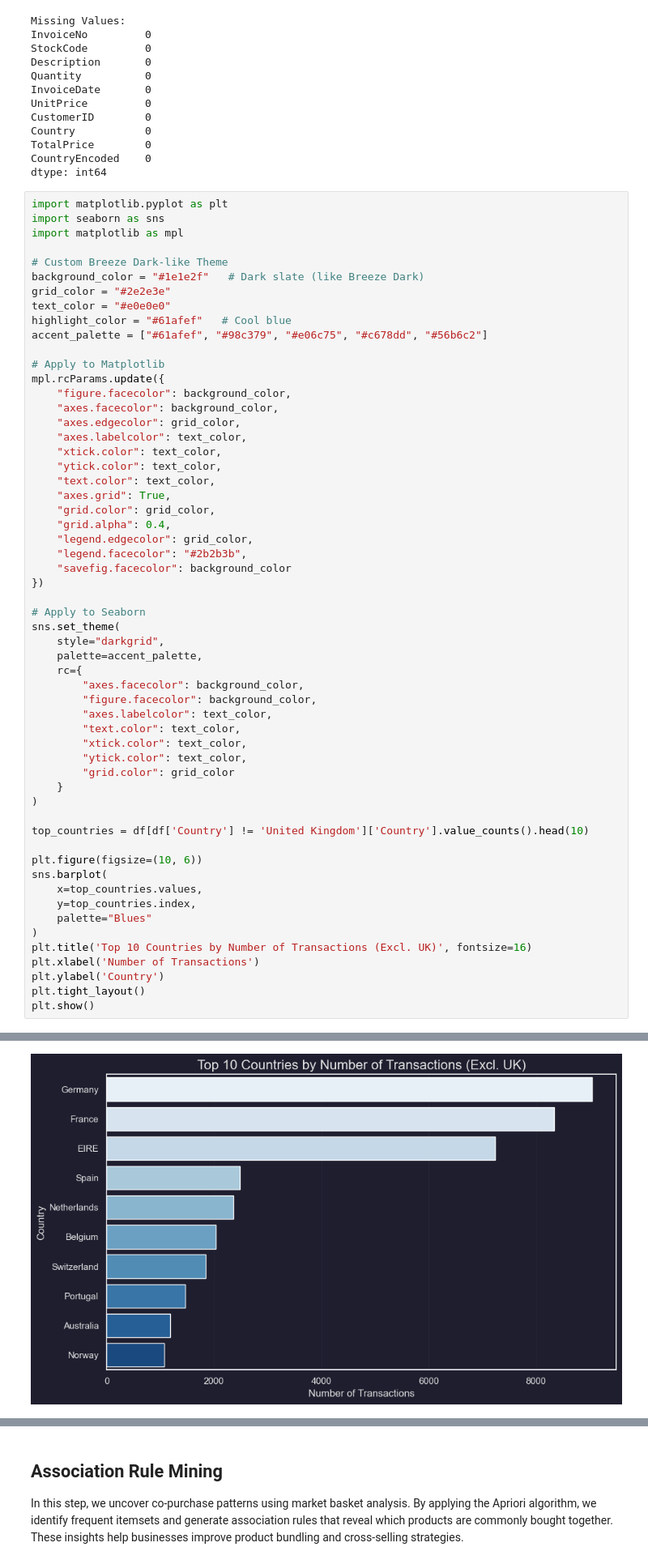
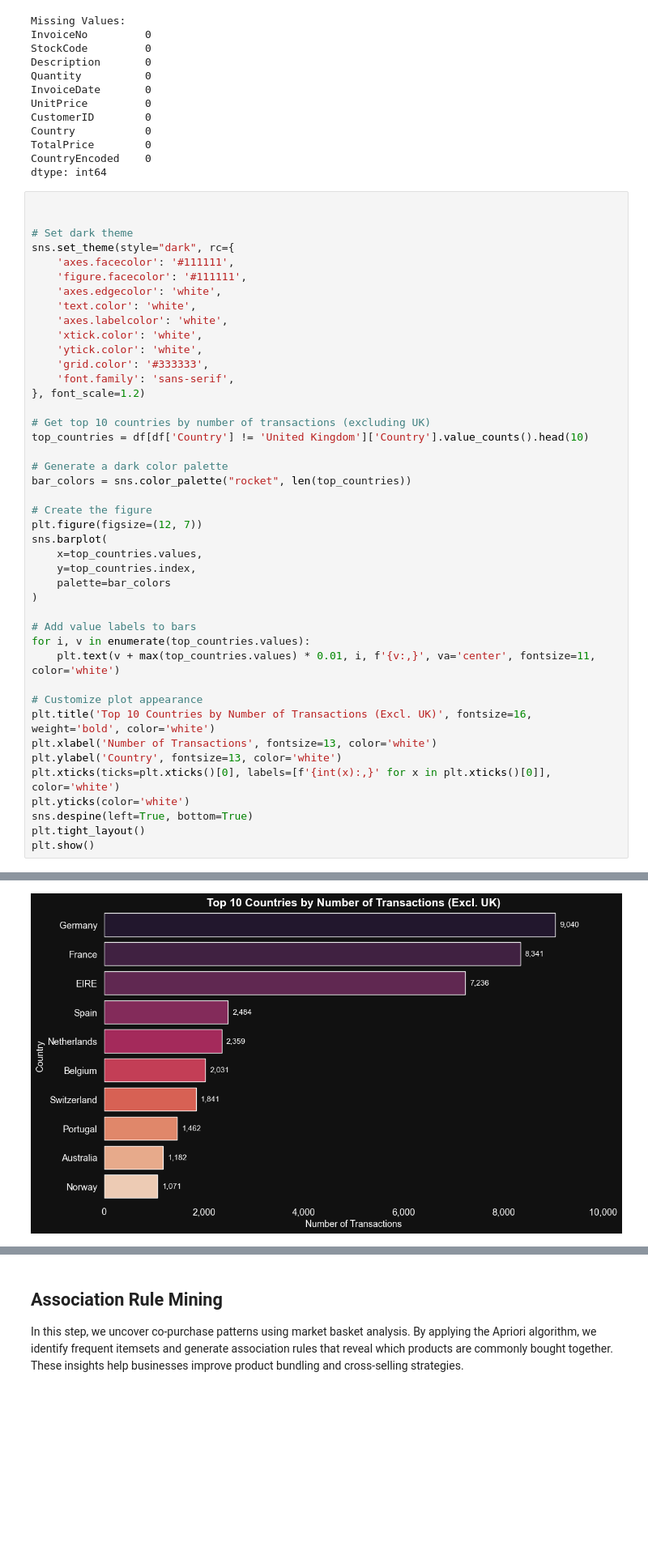
Before and after one commit to Rimocide/DataMiningProject, a Jupyter notebook: projectcode.ipynb, the cells around one changed output, grey strips where cells are left out. Shown at 81% size. Cells and saved outputs as stored; diff of their text form; blank space fills up the shorter version.

```diff
--- a/projectcode.ipynb
+++ b/projectcode.ipynb
@@ -182,65 +196,51 @@ TotalPrice        0
 CountryEncoded    0
 dtype: int64
 # %%
-import matplotlib.pyplot as plt
-import seaborn as sns
-import matplotlib as mpl
 
-# Custom Breeze Dark-like Theme
-background_color = "#1e1e2f"   # Dark slate (like Breeze Dark)
-grid_color = "#2e2e3e"
-text_color = "#e0e0e0"
-highlight_color = "#61afef"   # Cool blue
-accent_palette = ["#61afef", "#98c379", "#e06c75", "#c678dd", "#56b6c2"]
 
-# Apply to Matplotlib
-mpl.rcParams.update({
-    "figure.facecolor": background_color,
-    "axes.facecolor": background_color,
-    "axes.edgecolor": grid_color,
-    "axes.labelcolor": text_color,
-    "xtick.color": text_color,
-    "ytick.color": text_color,
-    "text.color": text_color,
-    "axes.grid": True,
-    "grid.color": grid_color,
-    "grid.alpha": 0.4,
-    "legend.edgecolor": grid_color,
-    "legend.facecolor": "#2b2b3b",
-    "savefig.facecolor": background_color
-})
+# Set dark theme
+sns.set_theme(style="dark", rc={
+    'axes.facecolor': '#111111',
+    'figure.facecolor': '#111111',
+    'axes.edgecolor': 'white',
+    'text.color': 'white',
+    'axes.labelcolor': 'white',
+    'xtick.color': 'white',
+    'ytick.color': 'white',
+    'grid.color': '#333333',
+    'font.family': 'sans-serif',
+}, font_scale=1.2)
 
-# Apply to Seaborn
-sns.set_theme(
-    style="darkgrid",
-    palette=accent_palette,
-    rc={
-        "axes.facecolor": background_color,
-        "figure.facecolor": background_color,
-        "axes.labelcolor": text_color,
-        "text.color": text_color,
-        "xtick.color": text_color,
-        "ytick.color": text_color,
-        "grid.color": grid_color
-    }
-)
-
+# Get top 10 countries by number of transactions (excluding UK)
 top_countries = df[df['Country'] != 'United Kingdom']['Country'].value_counts().head(10)
 
-plt.figure(figsize=(10, 6))
+# Generate a dark color palette
+bar_colors = sns.color_palette("rocket", len(top_countries))
+
+# Create the figure
+plt.figure(figsize=(12, 7))
 sns.barplot(
     x=top_countries.values,
     y=top_countries.index,
-    palette="Blues"
+    palette=bar_colors
 )
-plt.title('Top 10 Countries by Number of Transactions (Excl. UK)', fontsize=16)
-plt.xlabel('Number of Transactions')
-plt.ylabel('Country')
+
+# Add value labels to bars
+for i, v in enumerate(top_countries.values):
+    plt.text(v + max(top_countries.values) * 0.01, i, f'{v:,}', va='center', fontsize=11, color='white')
+
+# Customize plot appearance
+plt.title('Top 10 Countries by Number of Transactions (Excl. UK)', fontsize=16, weight='bold', color='white')
+plt.xlabel('Number of Transactions', fontsize=13, color='white')
+plt.ylabel('Country', fontsize=13, color='white')
+plt.xticks(ticks=plt.xticks()[0], labels=[f'{int(x):,}' for x in plt.xticks()[0]], color='white')
+plt.yticks(color='white')
+sns.despine(left=True, bottom=True)
 plt.tight_layout()
 plt.show()
 # %% [output]
 Passing `palette` without assigning `hue` is deprecated and will be removed in v0.14.0. Assign the `y` variable to `hue` and set `legend=False` for the same effect.
 
   sns.barplot(
-[figure, old version]
+[figure, new version]
 # %%
```
Also changed, not shown: parts of 23 cells of this notebook, 2 other files.
